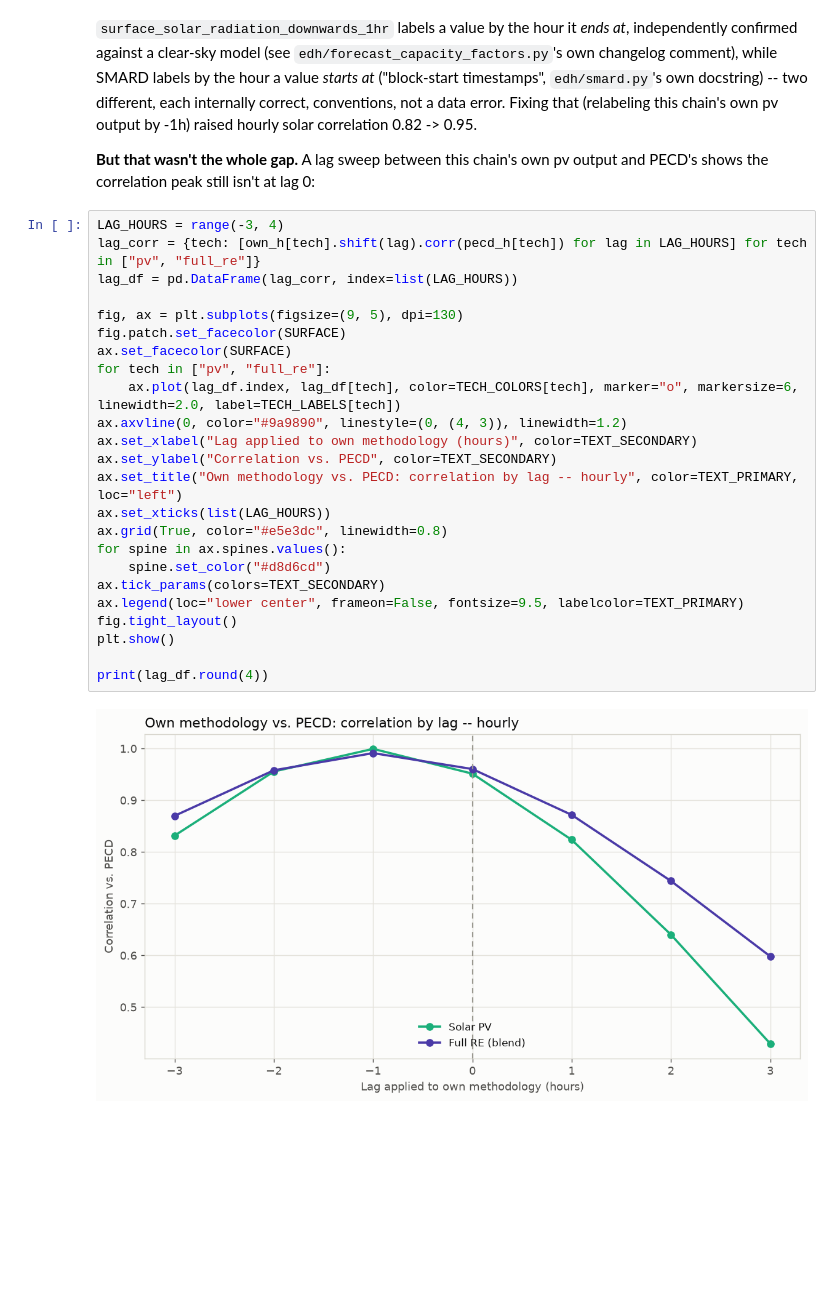
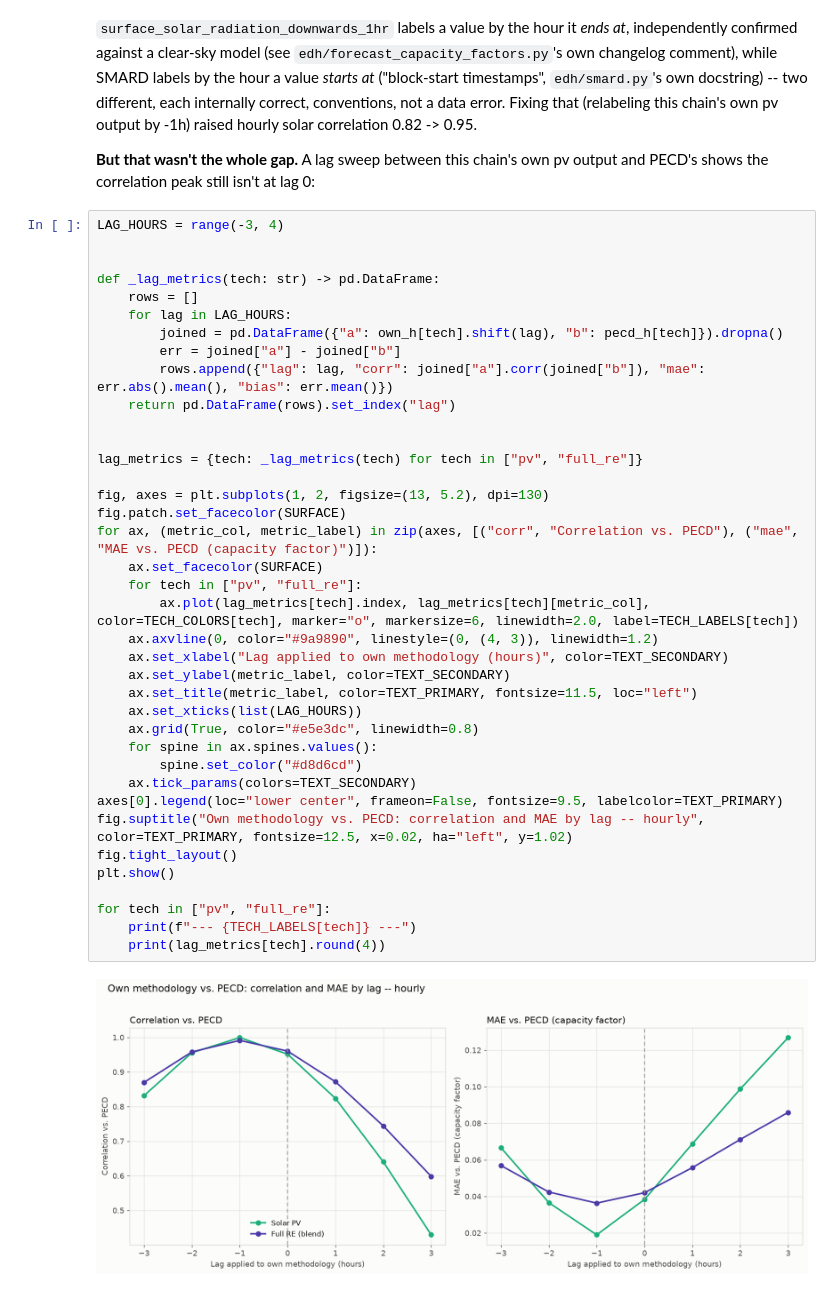
Before and after one commit to cgroll/energy-insights, a Jupyter notebook: book/notebooks/17_era5_methodology_vs_pecd_vs_smard.ipynb, the cells around one changed output. Drawn from its saved outputs; the diff is of its cells as text; blank space fills up the shorter version.

```diff
--- a/book/notebooks/17_era5_methodology_vs_pecd_vs_smard.ipynb
+++ b/book/notebooks/17_era5_methodology_vs_pecd_vs_smard.ipynb
@@ -372,27 +372,41 @@ chain's own pv output by -1h) raised hourly solar correlation
 pv output and PECD's shows the correlation peak still isn't at lag 0:
 # %%
 LAG_HOURS = range(-3, 4)
-lag_corr = {tech: [own_h[tech].shift(lag).corr(pecd_h[tech]) for lag in LAG_HOURS] for tech in ["pv", "full_re"]}
-lag_df = pd.DataFrame(lag_corr, index=list(LAG_HOURS))
 
-fig, ax = plt.subplots(figsize=(9, 5), dpi=130)
+
+def _lag_metrics(tech: str) -> pd.DataFrame:
+    rows = []
+    for lag in LAG_HOURS:
+        joined = pd.DataFrame({"a": own_h[tech].shift(lag), "b": pecd_h[tech]}).dropna()
+        err = joined["a"] - joined["b"]
+        rows.append({"lag": lag, "corr": joined["a"].corr(joined["b"]), "mae": err.abs().mean(), "bias": err.mean()})
+    return pd.DataFrame(rows).set_index("lag")
+
+
+lag_metrics = {tech: _lag_metrics(tech) for tech in ["pv", "full_re"]}
+
+fig, axes = plt.subplots(1, 2, figsize=(13, 5.2), dpi=130)
 fig.patch.set_facecolor(SURFACE)
-ax.set_facecolor(SURFACE)
-for tech in ["pv", "full_re"]:
-    ax.plot(lag_df.index, lag_df[tech], color=TECH_COLORS[tech], marker="o", markersize=6, linewidth=2.0, label=TECH_LABELS[tech])
-ax.axvline(0, color="#9a9890", linestyle=(0, (4, 3)), linewidth=1.2)
-ax.set_xlabel("Lag applied to own methodology (hours)", color=TEXT_SECONDARY)
-ax.set_ylabel("Correlation vs. PECD", color=TEXT_SECONDARY)
-ax.set_title("Own methodology vs. PECD: correlation by lag -- hourly", color=TEXT_PRIMARY, loc="left")
-ax.set_xticks(list(LAG_HOURS))
-ax.grid(True, color="#e5e3dc", linewidth=0.8)
-for spine in ax.spines.values():
-    spine.set_color("#d8d6cd")
-ax.tick_params(colors=TEXT_SECONDARY)
-ax.legend(loc="lower center", frameon=False, fontsize=9.5, labelcolor=TEXT_PRIMARY)
+for ax, (metric_col, metric_label) in zip(axes, [("corr", "Correlation vs. PECD"), ("mae", "MAE vs. PECD (capacity factor)")]):
+    ax.set_facecolor(SURFACE)
+    for tech in ["pv", "full_re"]:
+        ax.plot(lag_metrics[tech].index, lag_metrics[tech][metric_col], color=TECH_COLORS[tech], marker="o", markersize=6, linewidth=2.0, label=TECH_LABELS[tech])
+    ax.axvline(0, color="#9a9890", linestyle=(0, (4, 3)), linewidth=1.2)
+    ax.set_xlabel("Lag applied to own methodology (hours)", color=TEXT_SECONDARY)
+    ax.set_ylabel(metric_label, color=TEXT_SECONDARY)
+    ax.set_title(metric_label, color=TEXT_PRIMARY, fontsize=11.5, loc="left")
+    ax.set_xticks(list(LAG_HOURS))
+    ax.grid(True, color="#e5e3dc", linewidth=0.8)
+    for spine in ax.spines.values():
+        spine.set_color("#d8d6cd")
+    ax.tick_params(colors=TEXT_SECONDARY)
+axes[0].legend(loc="lower center", frameon=False, fontsize=9.5, labelcolor=TEXT_PRIMARY)
+fig.suptitle("Own methodology vs. PECD: correlation and MAE by lag -- hourly", color=TEXT_PRIMARY, fontsize=12.5, x=0.02, ha="left", y=1.02)
 fig.tight_layout()
 plt.show()
 
-print(lag_df.round(4))
+for tech in ["pv", "full_re"]:
+    print(f"--- {TECH_LABELS[tech]} ---")
+    print(lag_metrics[tech].round(4))
 # %% [output]
-[figure, old version]
+[figure, new version]
```
Also changed, not shown: parts of 2 cells of this notebook, 1 other file.
